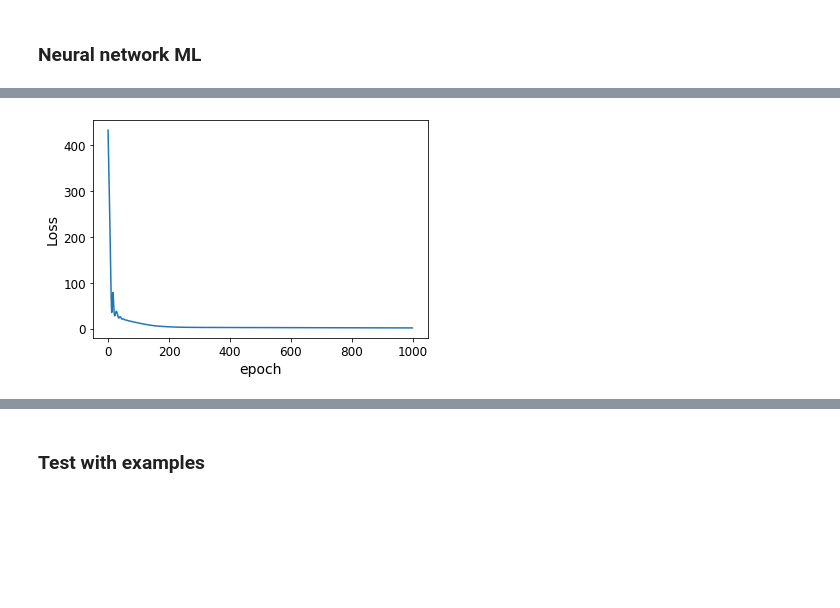
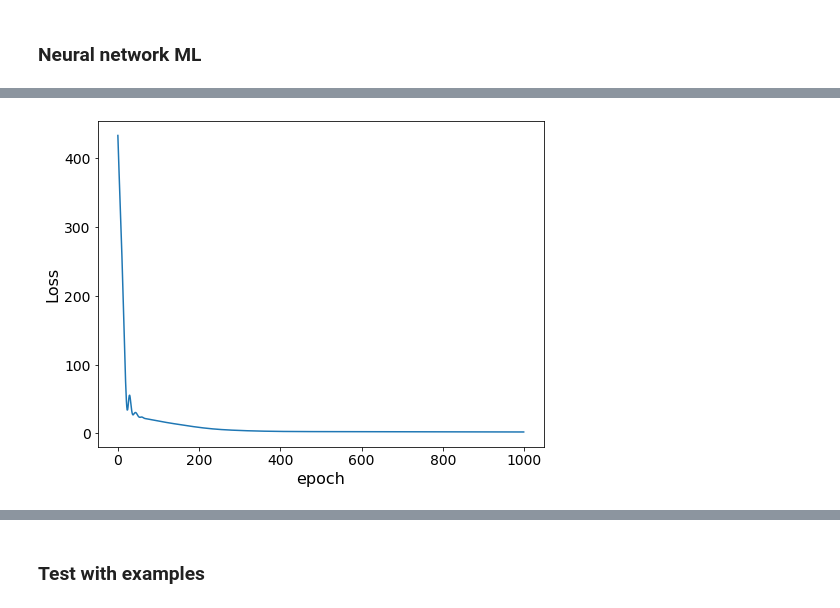
Before and after one commit to BOWENmeZHENG/adhesion, a Jupyter notebook: neural_net_strength_switchratio.ipynb, the cells around one changed output, grey strips where cells are left out. Saved outputs shown, nothing was run; the diff lists cells and outputs as text; code cells hidden in the pictures; blank space fills up the shorter version.

```diff
--- a/neural_net_strength_switchratio.ipynb
+++ b/neural_net_strength_switchratio.ipynb
@@ -61,7 +67,7 @@ torch.manual_seed(11)
 model = Model()
 # %%
 criterion = nn.MSELoss()
-optimizer = torch.optim.Adam(model.parameters(), lr=0.02)
+optimizer = torch.optim.Adam(model.parameters(), lr=0.01)
 # %%
 epochs = 1000
 losses = []
@@ -93,12 +99,13 @@ epoch: 1000  loss: 1.38278794
 # %%
+plt.figure(figsize=(8, 6))
 plt.plot(range(epochs), losses)
-plt.ylabel('Loss', fontsize=14)
-plt.xlabel('epoch', fontsize=14)
-plt.xticks(fontsize=12)
-plt.yticks(fontsize=12)
+plt.ylabel('Loss', fontsize=16)
+plt.xlabel('epoch', fontsize=16)
+plt.xticks(fontsize=14)
+plt.yticks(fontsize=14)
 plt.show()
 # %% [output]
-[figure, old version]
+[figure, new version]
 # %%
 with torch.no_grad():
     y_val = model(X_test)
```
Also changed, not shown: parts of 6 cells of this notebook.
